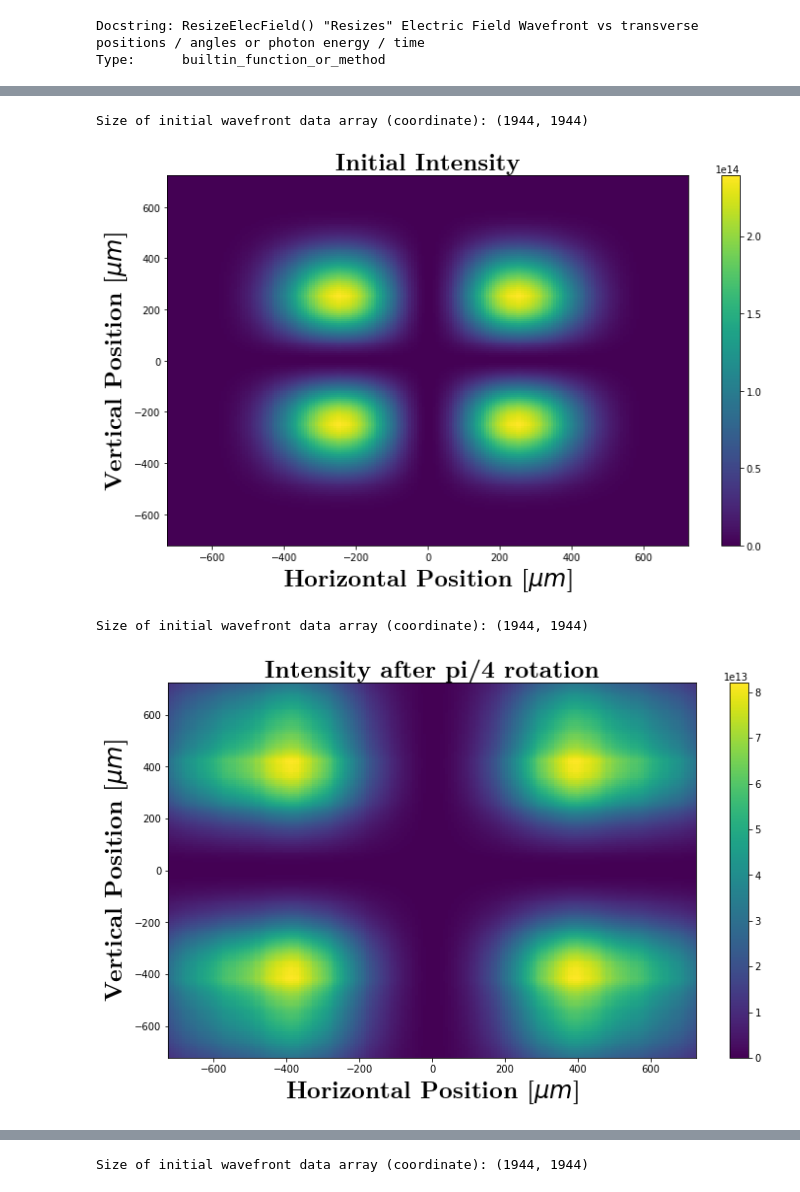
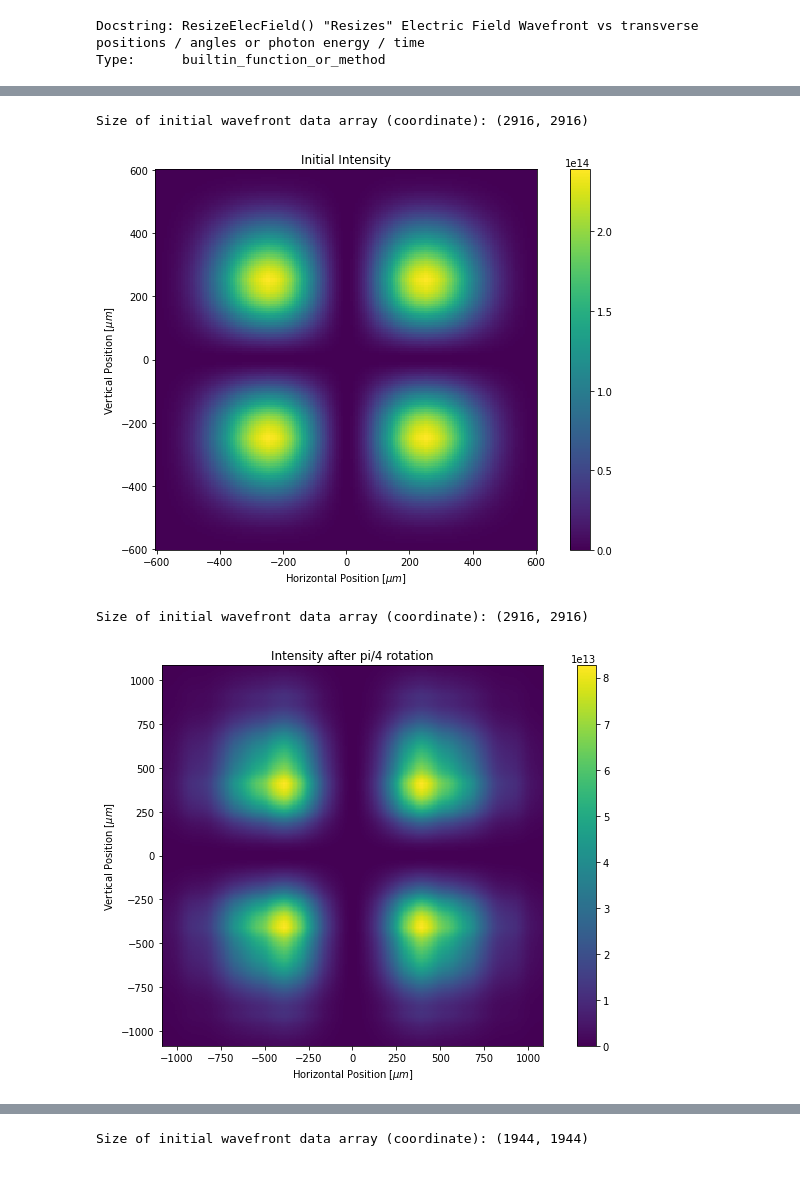
Before and after one commit to radiasoft/rslight, a Jupyter notebook: LCT/LCTtest.ipynb, the cells around one changed output, grey strips where cells are left out. Drawn from its saved outputs; the diff is of its cells as text; code cells hidden in the pictures.

```diff
--- a/LCT/LCTtest.ipynb
+++ b/LCT/LCTtest.ipynb
@@ -77,34 +90,38 @@ Propagation time: 8.03582 seconds
 # %%
-# Plot initial wavefront
+# plot initial wavefront
 wfrplot = wfr0
 
 arIinit = array('f', [0]*wfrplot.mesh.nx*wfrplot.mesh.ny) #"flat" array to take 2D intensity data
 srwl.CalcIntFromElecField(arIinit, wfrplot, 6, 0, 3, wfrplot.mesh.eStart, 0, 0) #extracts intensity
 ##Reshaping electric field data from flat to 2D array
 arIinit2D = np.array(arIinit).reshape((wfrplot.mesh.nx, wfrplot.mesh.ny), order='C')
 wfrsizei=np.size(arIinit)
 
 print('Size of initial wavefront data array (coordinate):',np.shape(arIinit2D))
 xvals0=np.linspace(wfrplot.mesh.xStart,wfrplot.mesh.xFin,wfrplot.mesh.nx)
 yvals0=np.linspace(wfrplot.mesh.yStart,wfrplot.mesh.yFin,wfrplot.mesh.ny)
 
 fig = plt.figure(figsize=(12,7))
 ax = fig.gca()
 
-plt.pcolormesh(np.multiply(xvals0,1e6), np.multiply(yvals0,1e6), arIinit2D, cmap=plt.cm.viridis)  ##By setting wfr0a.unitElFldAng=1, default units should  now be in mrad(?)
+#By setting wfr0a.unitElFldAng=1, default units should now be in mrad(?)
+plt.pcolormesh(np.multiply(xvals0,1e6), np.multiply(yvals0,1e6), arIinit2D, cmap=plt.cm.viridis)
 plt.colorbar()
 zoomfactor=10
 xmax = wfrplot.mesh.xFin*1e6
 ymax = wfrplot.mesh.yFin*1e6
-ax.set_ylim(-ymax/zoomfactor,ymax/zoomfactor)
-ax.set_xlim(-xmax/zoomfactor,xmax/zoomfactor)
-ax.set_ylabel(r'Vertical Position [$\mu m$]',**hfontLarge)
-ax.set_xlabel(r'Horizontal Position [$\mu m$]',**hfontLarge)
-ax.set_title('Initial Intensity',**hfontLarge)
+ax.set_ylim(-ymax/zoomfactor/1.8, ymax/zoomfactor/1.8)
+ax.set_xlim(-xmax/zoomfactor/1.8, xmax/zoomfactor/1.8)
+ax.set_aspect(1.0)
+ax.set_ylabel(r'Vertical Position [$\mu m$]')
+ax.set_xlabel(r'Horizontal Position [$\mu m$]')
+ax.set_title('Initial Intensity')
+# ax.xtick.labelsize
+plt.savefig('LCT-0.png')
 plt.show()
 # %% [output]
-Size of initial wavefront data array (coordinate): (1944, 1944)
+Size of initial wavefront data array (coordinate): (2916, 2916)
-[figure, old version]
+[figure, new version]
 # %%
 # Plot wavefront at pi/4
 wfrplot2 = wfr1
@@ -126,10 +143,12 @@ plt.pcolormesh(np.multiply(xvals0,1e6), np.multiply(yvals0,1e6), arIinit2D1, cma
 plt.colorbar()
 ax.set_ylim(-ymax/zoomfactor,ymax/zoomfactor)
 ax.set_xlim(-xmax/zoomfactor,xmax/zoomfactor)
-ax.set_ylabel(r'Vertical Position [$\mu m$]',**hfontLarge)
-ax.set_xlabel(r'Horizontal Position [$\mu m$]',**hfontLarge)
-ax.set_title('Intensity after pi/4 rotation',**hfontLarge)
+ax.set_aspect(1.0)
+ax.set_ylabel(r'Vertical Position [$\mu m$]')
+ax.set_xlabel(r'Horizontal Position [$\mu m$]')
+ax.set_title('Intensity after pi/4 rotation')
+plt.savefig('LCT-1.png')
 plt.show()
 # %% [output]
-Size of initial wavefront data array (coordinate): (1944, 1944)
+Size of initial wavefront data array (coordinate): (2916, 2916)
-[figure, old version]
+[figure, new version]
```
Also changed, not shown: parts of 10 cells of this notebook.
